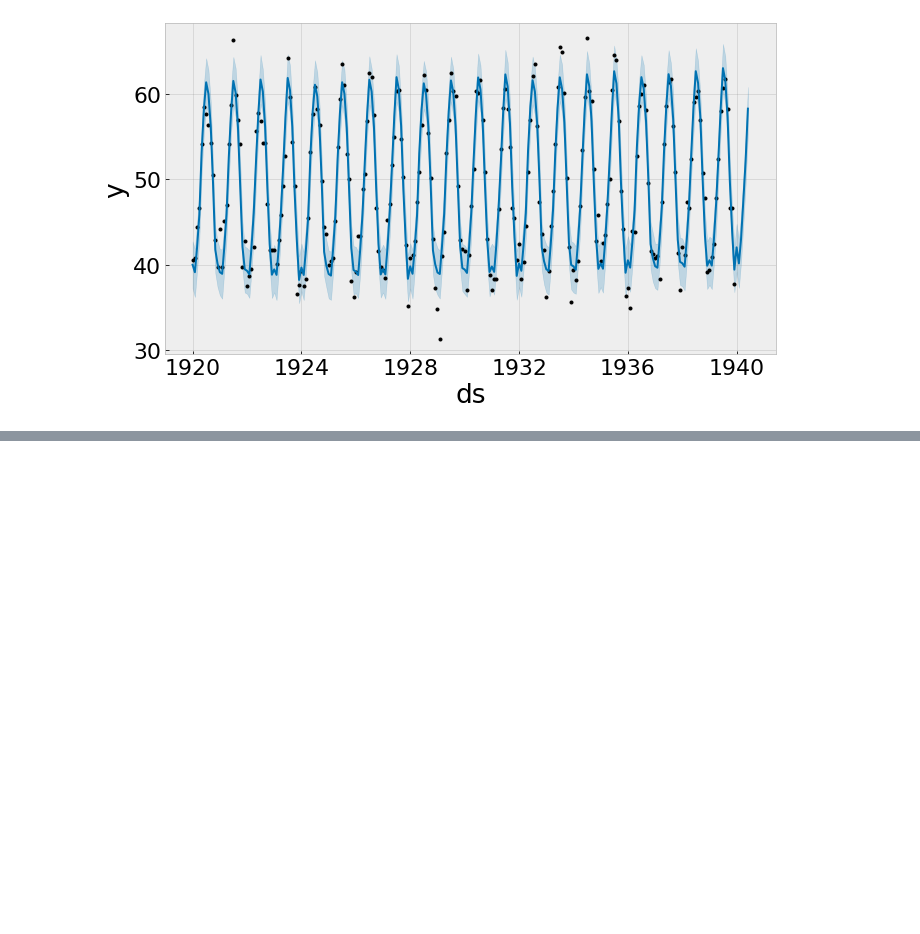
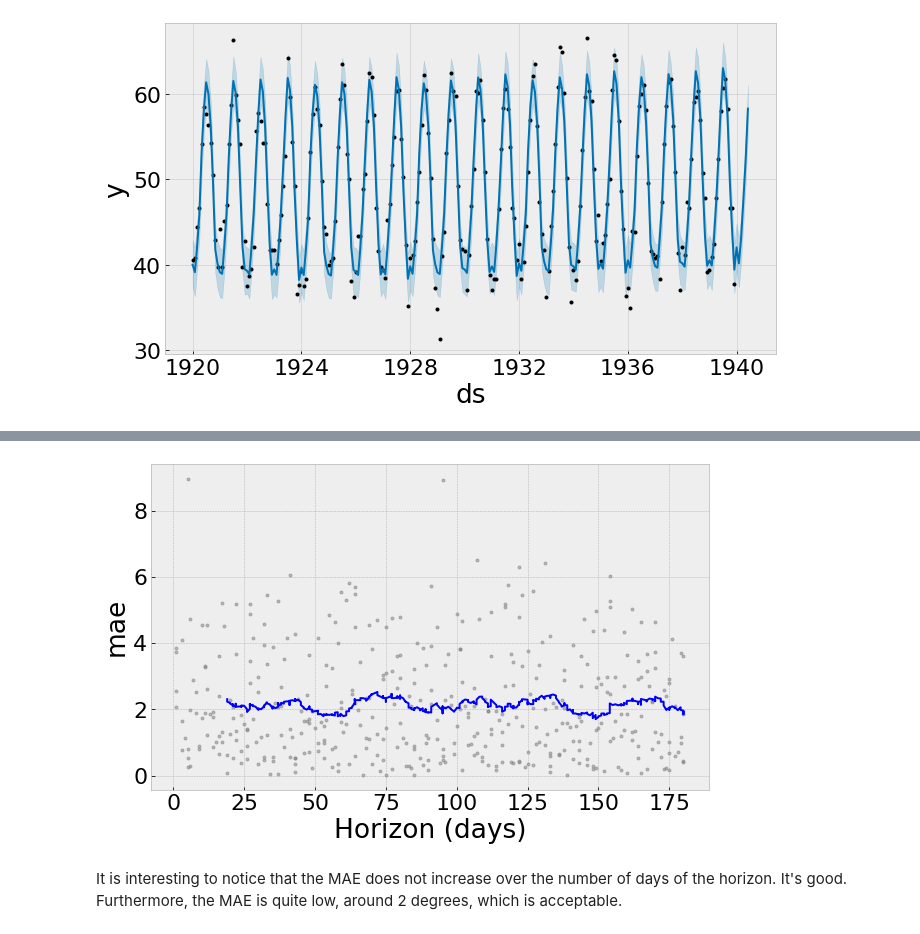
Before and after one commit to goujonbe/data_science_for_finance, a Jupyter notebook: seasonal_time_series.ipynb, the cells around one changed output, grey strips where cells are left out. Drawn from its saved outputs; the diff is of its cells as text; code cells hidden in the pictures; blank space fills up the shorter version.

Commit message:
Added the evaluation of the model

```diff
--- a/seasonal_time_series.ipynb
+++ b/seasonal_time_series.ipynb
@@ -144,0 +151,3 @@ Work in progress ...
+# %%
+df_cv = cross_validation(model, initial=f'{30*2*12} days' , period=f'{3*30} days', horizon=f'{6*30} days')
+df_cv.head()
@@ -144,0 +193,7 @@ Work in progress ...
+# %%
+from fbprophet.plot import plot_cross_validation_metric
+fig = plot_cross_validation_metric(df_cv, metric='mae')
+# %% [output]
+[figure, added]
+# %% [markdown]
+It is interesting to notice that the MAE does not increase over the number of days of the horizon. It's good. Furthermore, the MAE is quite low, around 2 degrees, which is acceptable.
```
Also changed, not shown: parts of 7 cells of this notebook.
